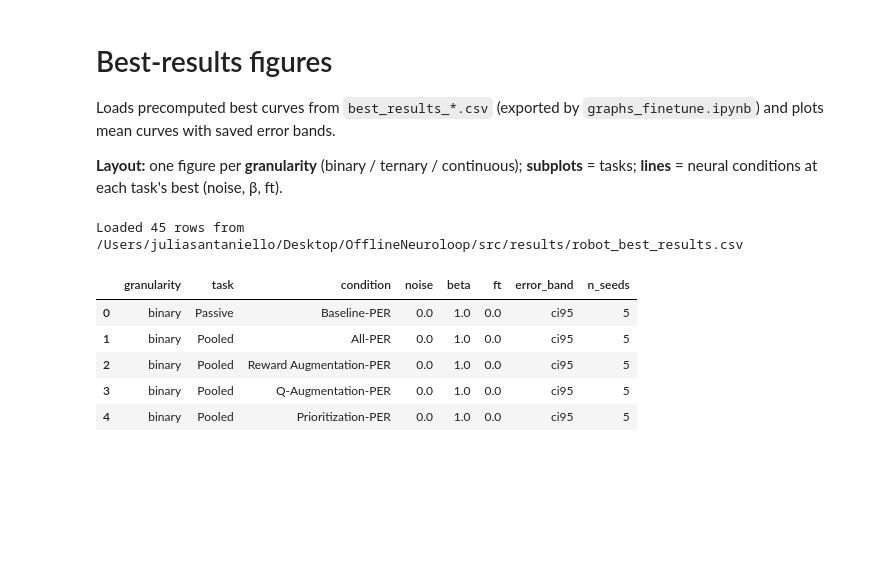
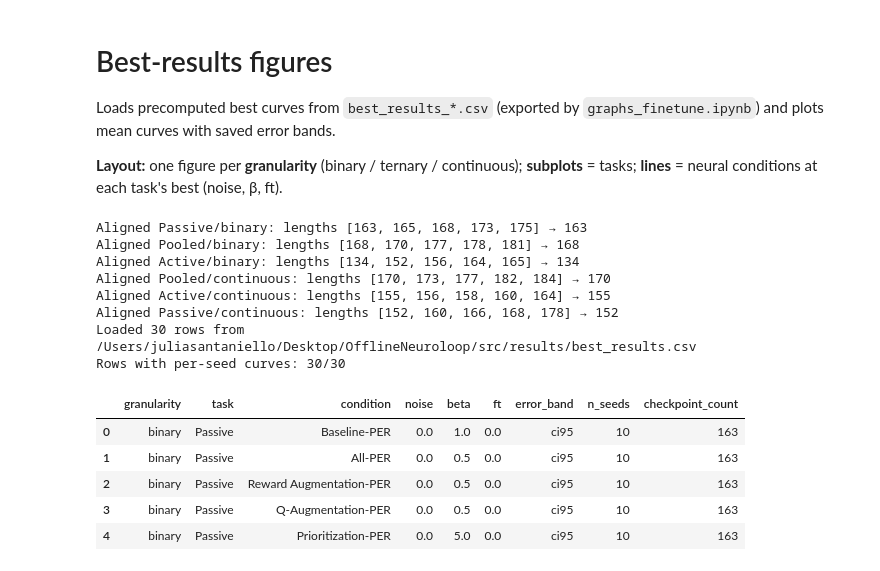
Before and after one commit to your-profile/OfflineNeuroloop, a Jupyter notebook: src/results/graphs_best_results.ipynb, the cells around one changed output. Saved outputs shown, nothing was run; the diff lists cells and outputs as text; code cells hidden in the pictures; blank space fills up the shorter version.

Commit message:
updated robot

```diff
--- a/src/results/graphs_best_results.ipynb
+++ b/src/results/graphs_best_results.ipynb
@@ -117,33 +121,95 @@ CONDITION_COLORS = {
 # %%
 def load_best_results(path: Path | str = BEST_RESULTS_FILE) -> pd.DataFrame:
     path = Path(path)
     if not path.exists():
         raise FileNotFoundError(path)
 
     df = pd.read_csv(path)
     array_cols = ["mean", "std", "sem", "band_halfwidth"]
     for col in array_cols:
         if col in df.columns:
             df[col] = df[col].apply(json.loads)
 
+    if "seed_means" in df.columns:
+        def _parse_seed_means(v):
+            if v is None or (isinstance(v, float) and np.isnan(v)):
+                return []
+            if isinstance(v, str):
+                parsed = json.loads(v)
+            else:
+                parsed = v
+            return [np.asarray(s, dtype=float) for s in parsed]
+        df["seed_means"] = df["seed_means"].apply(_parse_seed_means)
+    else:
+        df["seed_means"] = [[] for _ in range(len(df))]
+
     if KEEP_LATEST_DUPLICATES and "saved_at" in df.columns:
         df = (
             df.sort_values("saved_at")
             .drop_duplicates(["granularity", "task", "condition"], keep="last")
             .reset_index(drop=True)
         )
 
     return df
 
 
+def align_group_to_min_length(sub: pd.DataFrame) -> tuple[pd.DataFrame, int]:
+    """Truncate mean/std/sem/band/seed curves to the shortest checkpoint length in the group."""
+    if sub.empty:
+        return sub, 0
+    lengths = [len(np.asarray(m)) for m in sub["mean"]]
+    min_len = int(min(lengths)) if lengths else 0
+    if min_len <= 0:
+        return sub.copy(), 0
+
+    out = sub.copy()
+    for col in ["mean", "std", "sem", "band_halfwidth"]:
+        if col in out.columns:
+            out[col] = out[col].apply(lambda arr: np.asarray(arr, dtype=float)[:min_len])
+    if "seed_means" in out.columns:
+        out["seed_means"] = out["seed_means"].apply(
+            lambda seeds: [np.asarray(s, dtype=float)[:min_len] for s in (seeds or [])]
+        )
+    out["checkpoint_count"] = min_len
+    return out, min_len
+
+
+def align_best_results_to_min_length(df: pd.DataFrame) -> pd.DataFrame:
+    """Within each task × granularity, cut all conditions to the shortest trial length."""
+    if not TRUNCATE_TO_MIN_LENGTH or df.empty:
+        return df
+    parts = []
+    for (_, _), grp in df.groupby(["task", "granularity"], sort=False):
+        aligned, min_len = align_group_to_min_length(grp)
+        parts.append(aligned)
+        tasks = grp["task"].iloc[0]
+        gran = grp["granularity"].iloc[0]
+        before = sorted({len(np.asarray(m)) for m in grp["mean"]})
+        if len(before) > 1 or (before and before[0] != min_len):
+            print(f"Aligned {tasks}/{gran}: lengths {before} → {min_len}")
+    return pd.concat(parts, ignore_index=True)
+
+
 best = load_best_results()
+best = align_best_results_to_min_length(best)
+n_with_seeds = int((best["seed_means"].map(len) > 0).sum()) if "seed_means" in best.columns else 0
 print(f"Loaded {len(best)} rows from {BEST_RESULTS_FILE.resolve()}")
-best[["granularity", "task", "condition", "noise", "beta", "ft", "error_band", "n_seeds"]].head()
+print(f"Rows with per-seed curves: {n_with_seeds}/{len(best)}")
+if n_with_seeds == 0:
+    print("Note: re-export from graphs_finetune.ipynb to include seed_means for true per-seed stats.")
+best[["granularity", "task", "condition", "noise", "beta", "ft", "error_band", "n_seeds", "checkpoint_count"]].head()
 # %% [output]
-Loaded 45 rows from /Users/juliasantaniello/Desktop/OfflineNeuroloop/src/results/robot_best_results.csv
+Aligned Passive/binary: lengths [163, 165, 168, 173, 175] → 163
+Aligned Pooled/binary: lengths [168, 170, 177, 178, 181] → 168
+Aligned Active/binary: lengths [134, 152, 156, 164, 165] → 134
+Aligned Pooled/continuous: lengths [170, 173, 177, 182, 184] → 170
+Aligned Active/continuous: lengths [155, 156, 158, 160, 164] → 155
+Aligned Passive/continuous: lengths [152, 160, 166, 168, 178] → 152
+Loaded 30 rows from /Users/juliasantaniello/Desktop/OfflineNeuroloop/src/results/best_results.csv
+Rows with per-seed curves: 30/30
-|  | granularity | task | condition | noise | beta | ft | error_band | n_seeds |
-| 0 | binary | Passive | Baseline-PER | 0.0 | 1.0 | 0.0 | ci95 | 5 |
-| 1 | binary | Pooled | All-PER | 0.0 | 1.0 | 0.0 | ci95 | 5 |
-| 2 | binary | Pooled | Reward Augmentation-PER | 0.0 | 1.0 | 0.0 | ci95 | 5 |
-| 3 | binary | Pooled | Q-Augmentation-PER | 0.0 | 1.0 | 0.0 | ci95 | 5 |
-| 4 | binary | Pooled | Prioritization-PER | 0.0 | 1.0 | 0.0 | ci95 | 5 |
+|  | granularity | task | condition | noise | beta | ft | error_band | n_seeds | checkpoint_count |
+| 0 | binary | Passive | Baseline-PER | 0.0 | 1.0 | 0.0 | ci95 | 10 | 163 |
+| 1 | binary | Passive | All-PER | 0.0 | 0.5 | 0.0 | ci95 | 10 | 163 |
+| 2 | binary | Passive | Reward Augmentation-PER | 0.0 | 0.5 | 0.0 | ci95 | 10 | 163 |
+| 3 | binary | Passive | Q-Augmentation-PER | 0.0 | 0.5 | 0.0 | ci95 | 10 | 163 |
+| 4 | binary | Passive | Prioritization-PER | 0.0 | 5.0 | 0.0 | ci95 | 10 | 163 |
```
Also changed, not shown: parts of 4 cells of this notebook, 4 other files.
